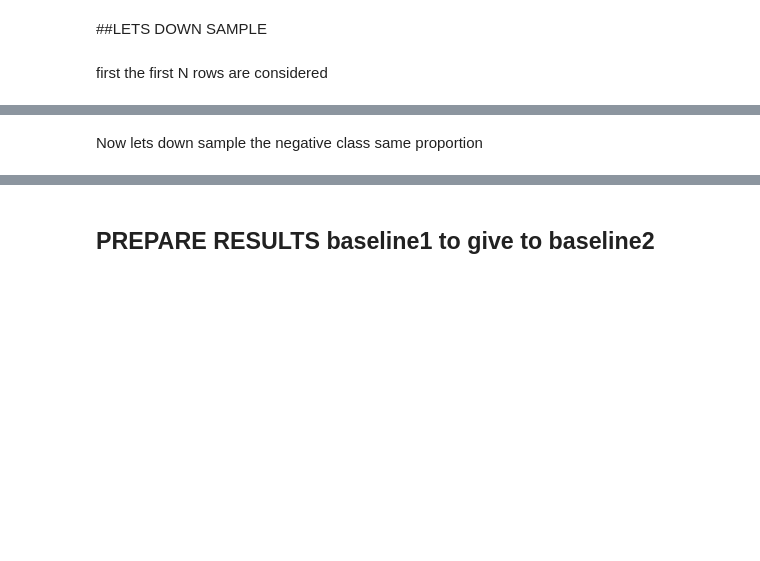
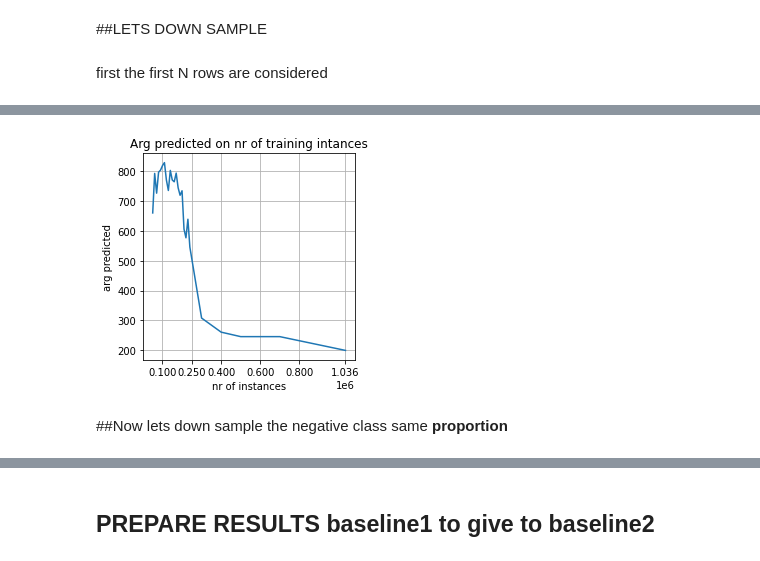
Before and after one commit to hasan-sh/advanced-nlp, a Jupyter notebook: Firstmodel_baseline.ipynb, the cells around one changed output, grey strips where cells are left out. Saved outputs shown, nothing was run; the diff lists cells and outputs as text; code cells hidden in the pictures; blank space fills up the shorter version.

```diff
--- a/Firstmodel_baseline.ipynb
+++ b/Firstmodel_baseline.ipynb
@@ -410,3 +395,16 @@ plt.plot(sample_size,true_predicts)
+# %%
+plt.plot(sample_size,true_predicts)
+plt.xlabel("nr of instances")
+plt.ylabel("arg predicted")
+plt.title("Arg predicted on nr of training intances")
+plt.xticks([100000,250000, 400000,600000,800000,1035928])
+plt.rcParams['figure.figsize'] = [3.8,3.8]
+#plt.xlim(0, 100e+4)
+
+# set the grid on
+plt.grid('on')
+# %% [output]
+[figure, added]
 # %% [markdown]
-Now lets down sample the negative class same proportion
+##Now lets down sample the negative class same **proportion**
 # %%
```
Also changed, not shown: parts of 18 cells of this notebook.
